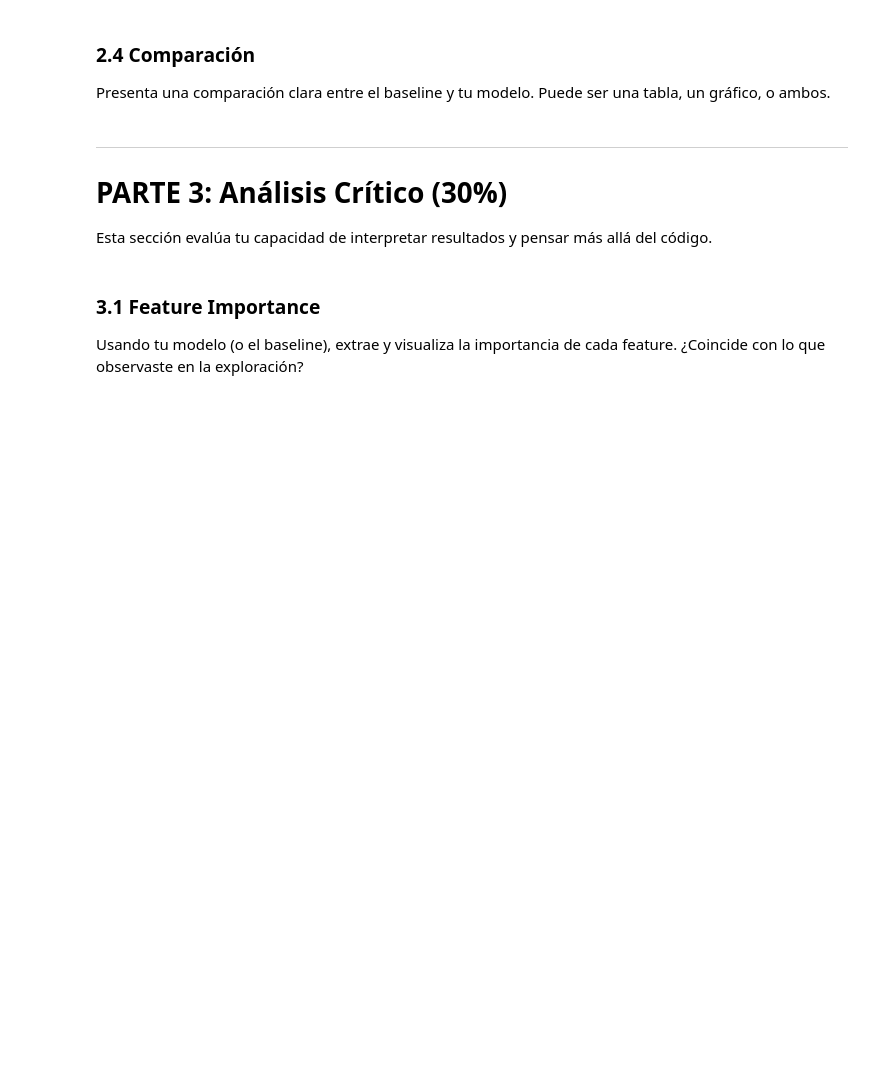
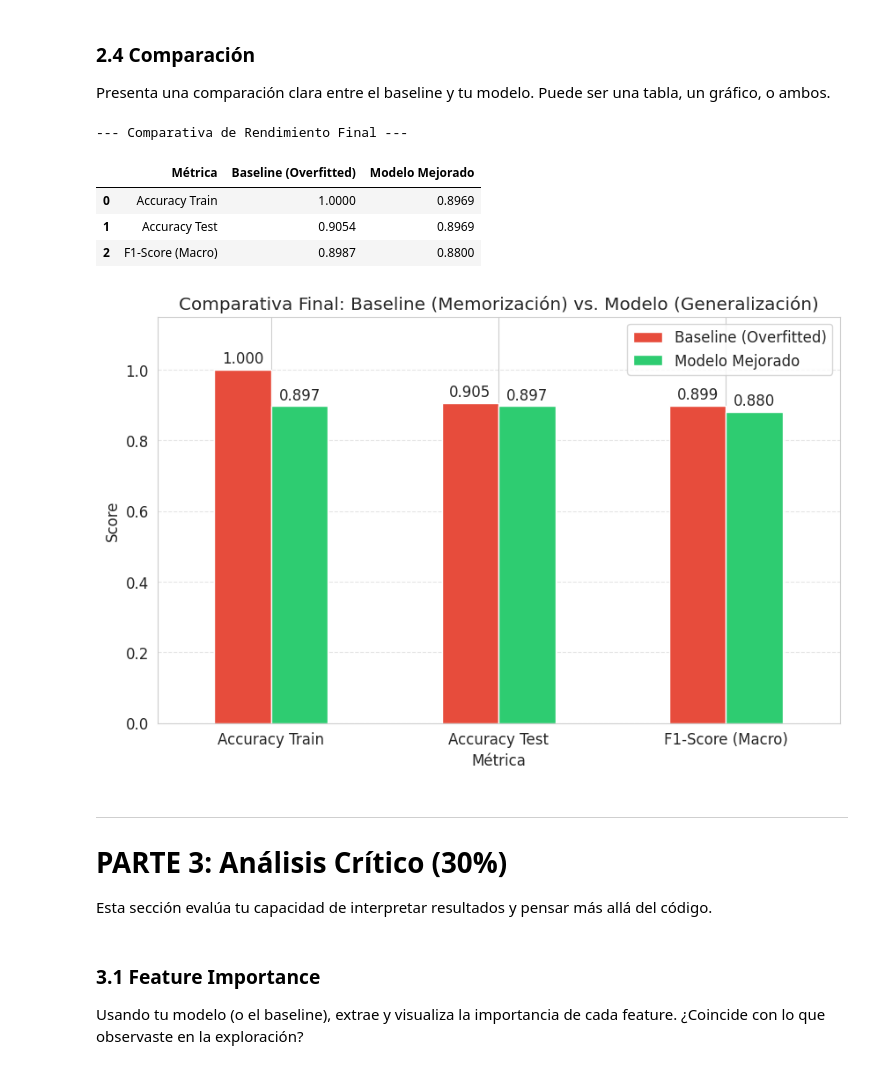
Before and after one commit to shdezg2000/assessment-biomarkers, a Jupyter notebook: notebooks/assessment.ipynb, the cells around one changed output. Saved outputs shown, nothing was run; the diff lists cells and outputs as text; code cells hidden in the pictures; blank space fills up the shorter version.

Commit message:
Finalización de EDA, modelo optimizado y análisis crítico

```diff
--- a/notebooks/assessment.ipynb
+++ b/notebooks/assessment.ipynb
@@ -205,3 +393,35 @@ Presenta una comparación clara entre el baseline y tu modelo. Puede ser una tab
+# %%
+data = {
+    'Métrica': ['Accuracy Train', 'Accuracy Test', 'F1-Score (Macro)'],
+    'Baseline (Overfitted)': [1.00, 0.9054, 0.8987],
+    'Modelo Mejorado': [0.8969, 0.8969, 0.8800] # Accuracy Train aprox. igual al Test en modelos robustos
+}
+
+comparativo_df = pd.DataFrame(data)
+
+print("--- Comparativa de Rendimiento Final ---")
+display(comparativo_df)
+
+ax = comparativo_df.set_index('Métrica').plot(kind='bar', figsize=(10, 6), color=['#e74c3c','#2ecc71'])
+plt.title('Comparativa Final: Baseline (Memorización) vs. Modelo (Generalización)')
+plt.ylabel('Score')
+plt.xticks(rotation=0)
+plt.ylim(0, 1.15)
+plt.grid(axis='y', linestyle='--', alpha=0.5)
+plt.legend(loc='upper right')
+
+for p in ax.patches:
+    ax.annotate(f"{p.get_height():.3f}", (p.get_x() + p.get_width() / 2., p.get_height()),
+                ha='center', va='center', xytext=(0, 9), textcoords='offset points')
+
+plt.show()
+# %% [output]
+--- Comparativa de Rendimiento Final ---
+|  | Métrica | Baseline (Overfitted) | Modelo Mejorado |
+| 0 | Accuracy Train | 1.0000 | 0.8969 |
+| 1 | Accuracy Test | 0.9054 | 0.8969 |
+| 2 | F1-Score (Macro) | 0.8987 | 0.8800 |
+[figure, added]
 # %% [markdown]
 ---
 # PARTE 3: Análisis Crítico (30%)
```
Also changed, not shown: parts of 25 cells of this notebook.
